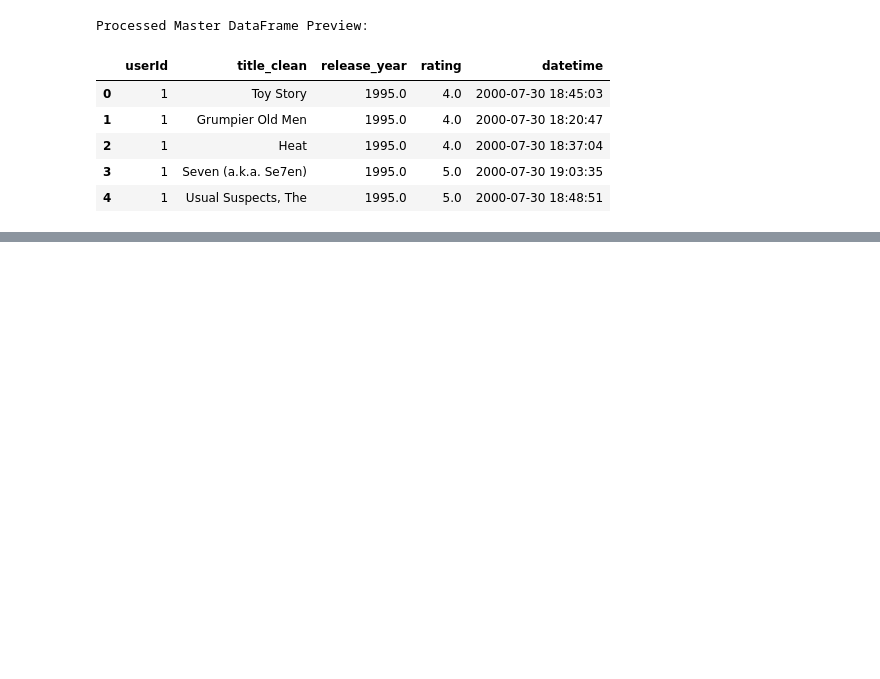
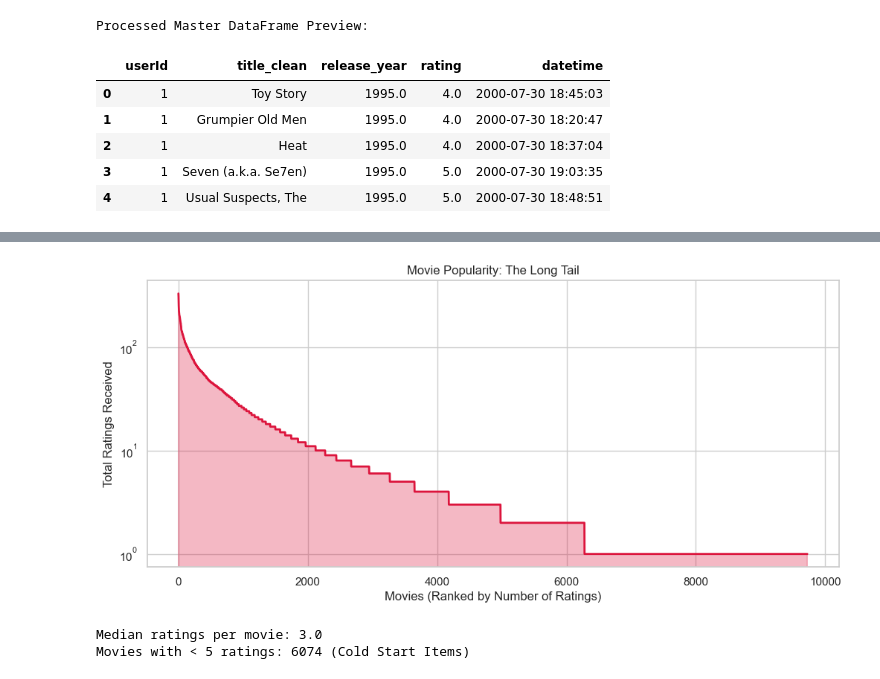
Before and after one commit to rafglo/Movie-Recommendation-System-with-Explainability, a Jupyter notebook: notebooks/eda.ipynb, the cells around one changed output, grey strips where cells are left out. Cells and saved outputs as stored; diff of their text form; code cells hidden in the pictures; blank space fills up the shorter version.

```diff
--- a/notebooks/eda.ipynb
+++ b/notebooks/eda.ipynb
@@ -66,0 +96,19 @@ Processed Master DataFrame Preview:
+# %%
+movie_rating_counts = df['movieId'].value_counts()
+plt.figure(figsize=(12, 5))
+plt.plot(movie_rating_counts.values, color='crimson', linewidth=2)
+plt.fill_between(range(len(movie_rating_counts)), movie_rating_counts.values, color='crimson', alpha=0.3)
+plt.title('Movie Popularity: The Long Tail')
+plt.xlabel('Movies (Ranked by Number of Ratings)')
+plt.ylabel('Total Ratings Received')
+# Log scale helps visualize the extreme drop-off
+plt.yscale('log')
+plt.show()
+# %% [output]
+[figure, added]
+# %%
+print(f"Median ratings per movie: {movie_rating_counts.median()}")
+print(f"Movies with < 5 ratings: {(movie_rating_counts < 5).sum()} (Cold Start Items)")
+# %% [output]
+Median ratings per movie: 3.0
+Movies with < 5 ratings: 6074 (Cold Start Items)
```
Also changed, not shown: parts of 14 cells of this notebook.
